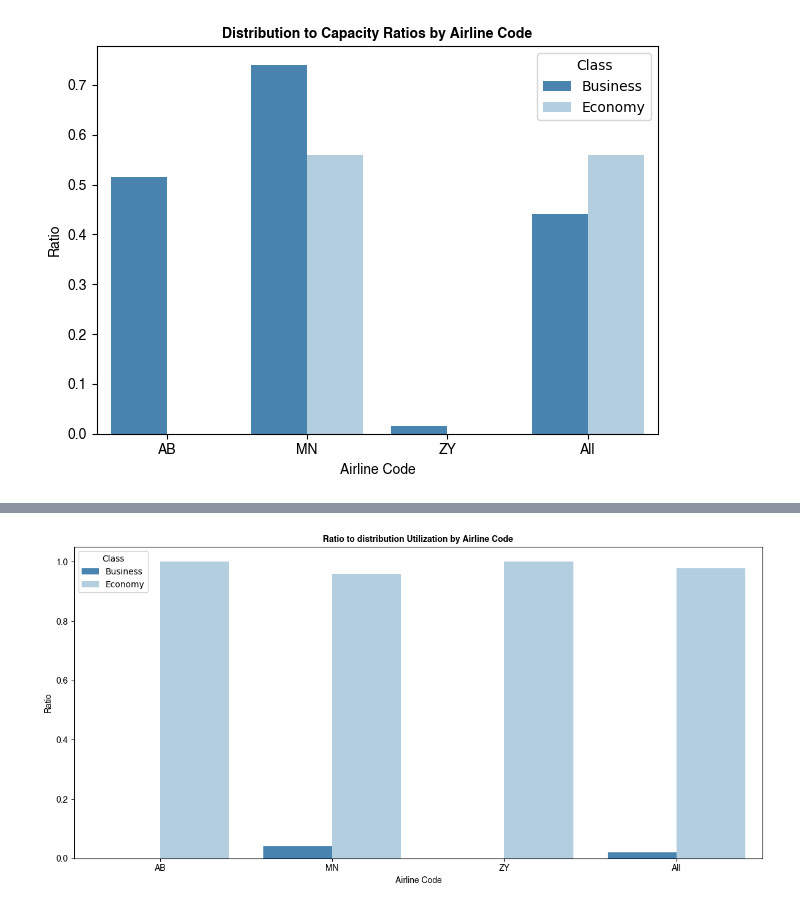
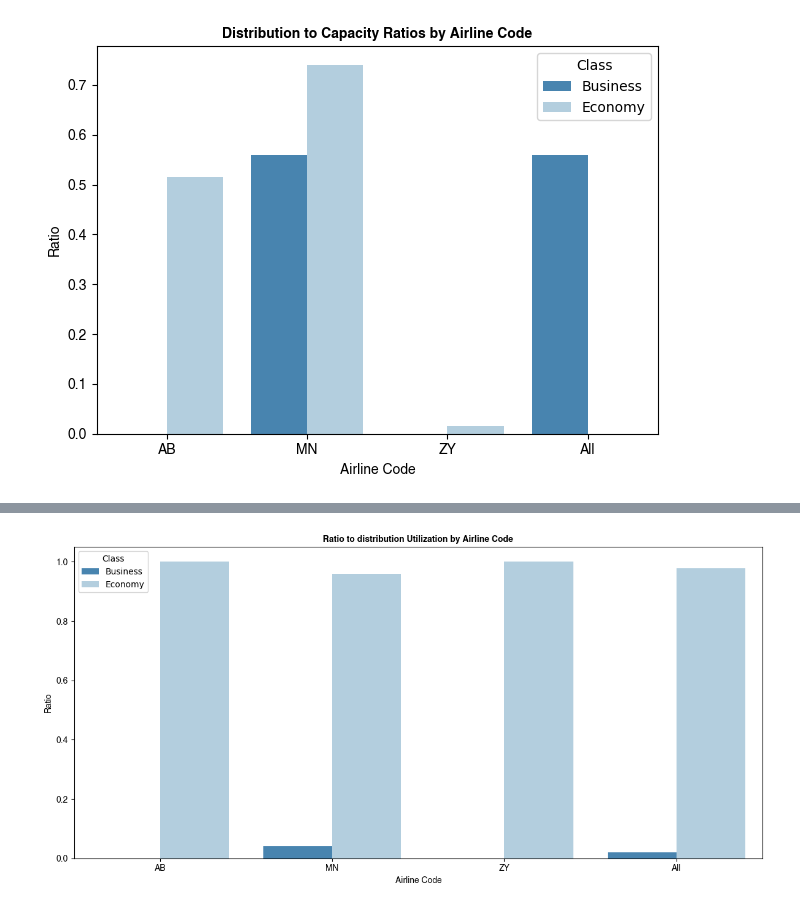
Before and after one commit to aref-hasan/aircraft_load, a Jupyter notebook: visualization/pax_viz.ipynb, the cells around one changed output, grey strips where cells are left out. Cells and saved outputs as stored; diff of their text form; code cells hidden in the pictures.

Commit message:
business and economy classes waren in einem graphen vertauscht

```diff
--- a/visualization/pax_viz.ipynb
+++ b/visualization/pax_viz.ipynb
@@ -34,37 +34,37 @@ data_modified["y_capacities"] = data_modified["y_capacities"].apply(lambda x: np
 capacities_distribution_ratio = data_modified[['j_distributions', 'y_distributions', 'j_capacities', 'y_capacities', 'airline_code']]
 capacities_distribution_ratio = capacities_distribution_ratio.groupby("airline_code").sum()
 
-capacities_distribution_ratio['Economy'] = capacities_distribution_ratio['j_distributions'] / capacities_distribution_ratio['j_capacities']
-capacities_distribution_ratio['Business'] = capacities_distribution_ratio['y_distributions'] / capacities_distribution_ratio['y_capacities']
+capacities_distribution_ratio['Business'] = capacities_distribution_ratio['j_distributions'] / capacities_distribution_ratio['j_capacities']
+capacities_distribution_ratio['Economy'] = capacities_distribution_ratio['y_distributions'] / capacities_distribution_ratio['y_capacities']
 
 other_data = data_modified[['j_distributions', 'y_distributions', 'j_capacities', 'y_capacities']]
 other_data = other_data.sum(axis=0).to_frame().T
 other_data['airline_code'] = 'All'
-other_data['Economy'] = other_data['j_distributions'] / other_data['j_capacities']
-other_data['Business'] = other_data['y_distributions'] / other_data['y_capacities']
+other_data['Business'] = other_data['j_distributions'] / other_data['j_capacities']
+other_data['Eonomy'] = other_data['y_distributions'] / other_data['y_capacities']
 
 
 capacities_distribution_ratio = capacities_distribution_ratio.reset_index()
 capacities_distribution_ratio = pd.concat([capacities_distribution_ratio, other_data], ignore_index=True)
 
 
 
 # Melt the DataFrame to long format for Seaborn plotting
 data_melted = pd.melt(capacities_distribution_ratio, id_vars='airline_code', value_vars=['Business', 'Economy'],
                       var_name='Class', value_name='Ratio')
 
 
 # Plot the ratios using Seaborn
 sns.barplot(x='airline_code', y='Ratio', hue='Class', data=data_melted, palette='Blues_r')
 plt.title('Distribution to Capacity Ratios by Airline Code', fontproperties=bold_font)
 plt.xlabel('Airline Code', fontproperties=normal_font)
 plt.ylabel('Ratio', fontproperties=normal_font)
 plt.legend(title='Class')
 plt.xticks(rotation=0)
 plt.savefig(f"{VISUALIZATION_PATH}Distribution to Capacity Ratios by Airline Code.svg")
 plt.xticks(fontproperties=normal_font);
 plt.yticks(fontproperties=normal_font);
 plt.tight_layout()
 plt.show()
 # %% [output]
-[figure, old version]
+[figure, new version]
```
Also changed, not shown: parts of 2 cells of this notebook, 3 other files.
